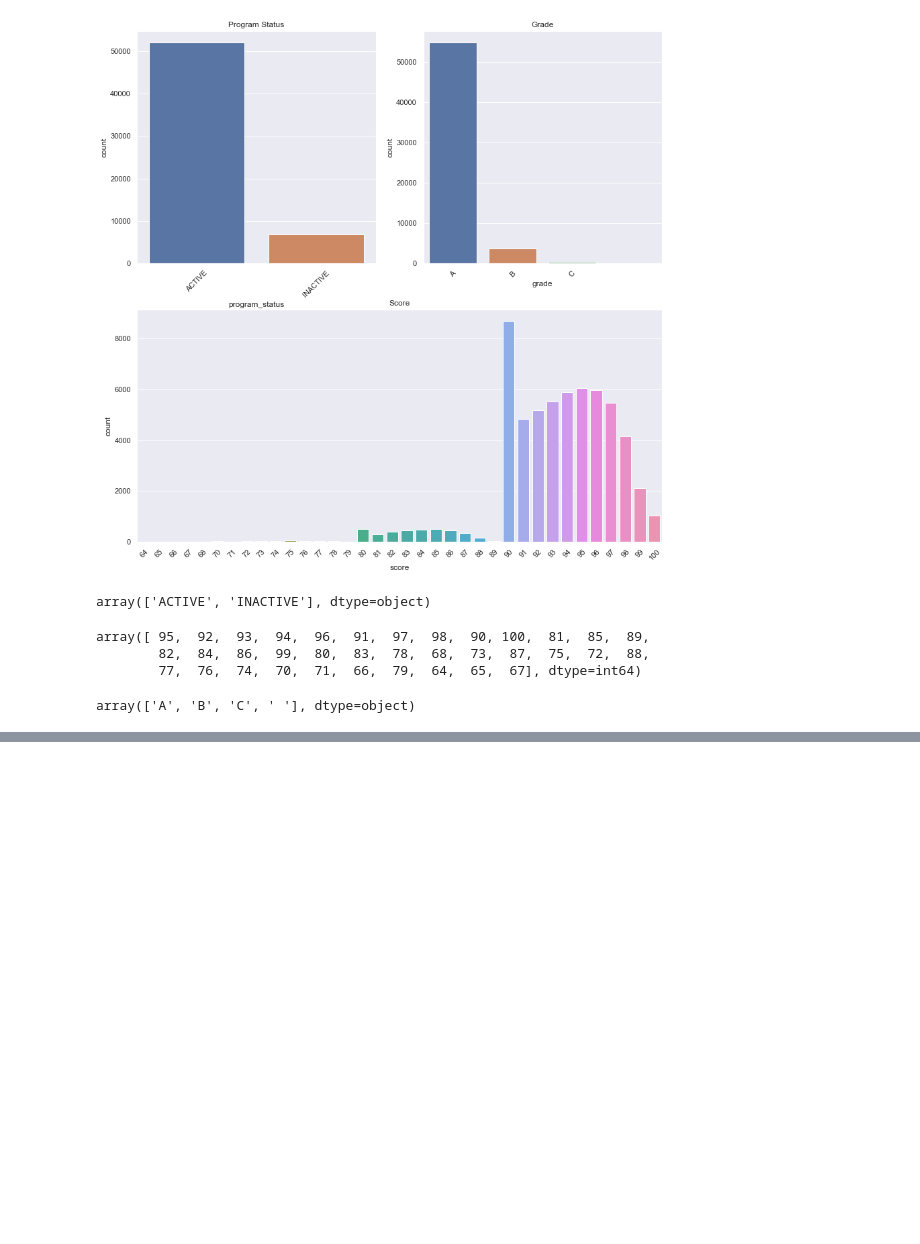
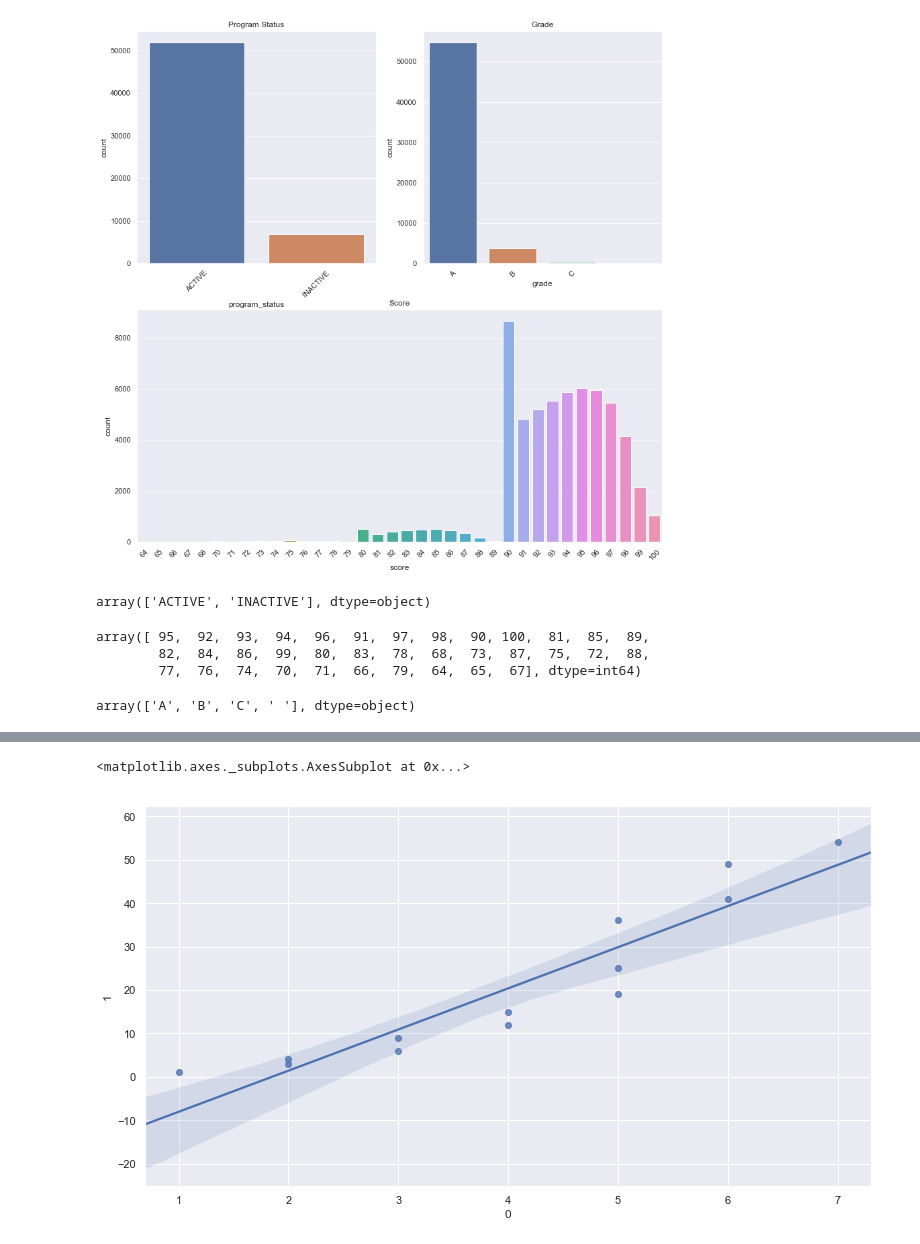
Before and after one commit to praveentn/hgwxx7, a Jupyter notebook: projects/generic/ds_python_generic_1.ipynb, the cells around one changed output, grey strips where cells are left out. Saved outputs shown, nothing was run; the diff lists cells and outputs as text; code cells hidden in the pictures; blank space fills up the shorter version.

```diff
--- a/projects/generic/ds_python_generic_1.ipynb
+++ b/projects/generic/ds_python_generic_1.ipynb
@@ -625,0 +838,3 @@ array([[<matplotlib.axes._subplots.AxesSubplot object at 0x...>,
+# %%
+s = np.matrix([[1,1],[2,3],[2,4],[3,6],[3,9],[4,12],[4,15],[5,19],[5,25],[5,36],[6,41],[6,49],[7,54]])
+s
@@ -625,0 +855,7 @@ array([[<matplotlib.axes._subplots.AxesSubplot object at 0x...>,
+# %%
+df = pd.DataFrame(s)
+# %%
+sns.regplot(df[0], df[1])
+# %% [output]
+<matplotlib.axes._subplots.AxesSubplot at 0x...>
+[figure, added]
```
Also changed, not shown: parts of 53 cells of this notebook.
